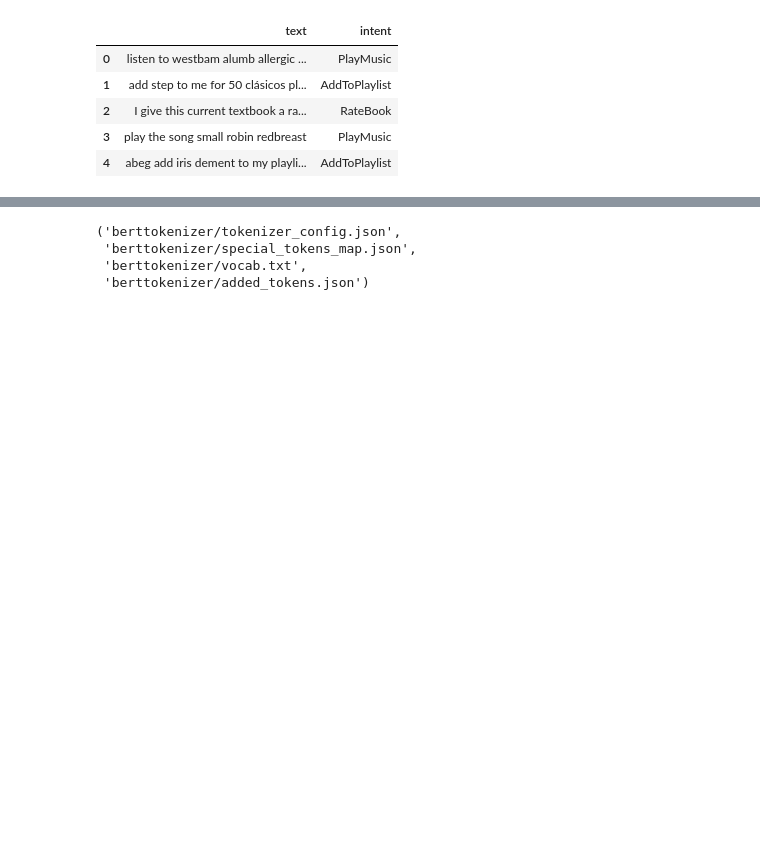
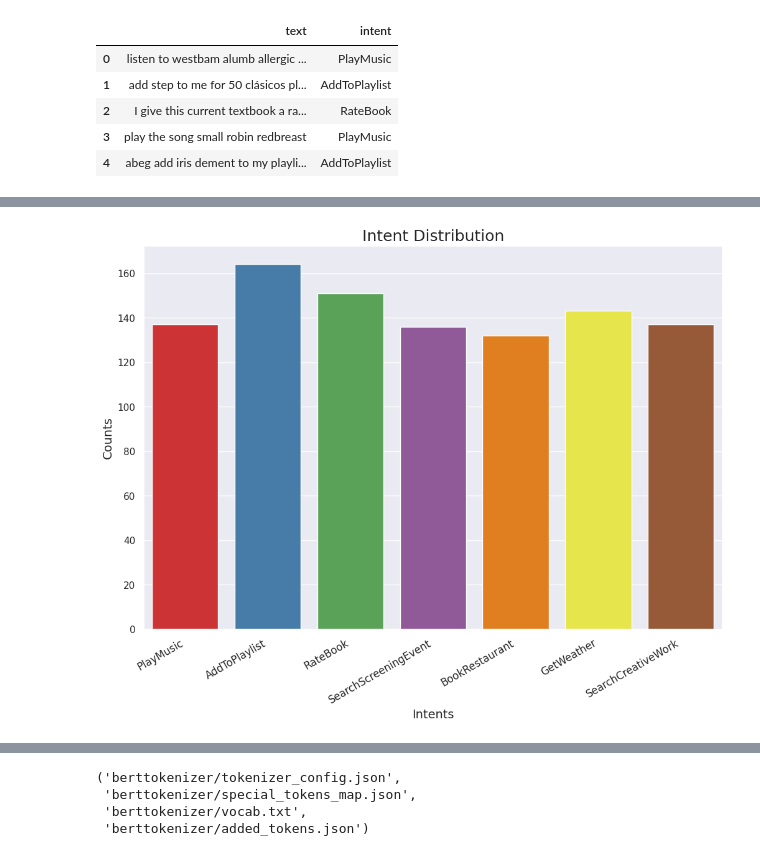
Before and after one commit to Adetayo047/intent_recognition_using_BERT, a Jupyter notebook: Intent_Recognition_with_BERT.ipynb, the cells around one changed output, grey strips where cells are left out. Drawn from its saved outputs; the diff is of its cells as text; code cells hidden in the pictures; blank space fills up the shorter version.

```diff
--- a/Intent_Recognition_with_BERT.ipynb
+++ b/Intent_Recognition_with_BERT.ipynb
@@ -41,0 +63,11 @@ df.head()
+# %%
+sns.set()
+plt.figure(figsize = (12, 8))
+chart = sns.countplot(x = 'intent', data = df, palette='Set1')
+chart.set_xticklabels(chart.get_xticklabels(), rotation = 30, horizontalalignment='right', fontweight='light', fontsize='medium')
+chart.set_title('Intent Distribution', fontsize = 18)
+chart.set_xlabel('Intents', fontsize = 14)
+chart.set_ylabel('Counts', fontsize = 14)
+plt.show()
+# %% [output]
+[figure, added]
```
Also changed, not shown: parts of 20 cells of this notebook.
